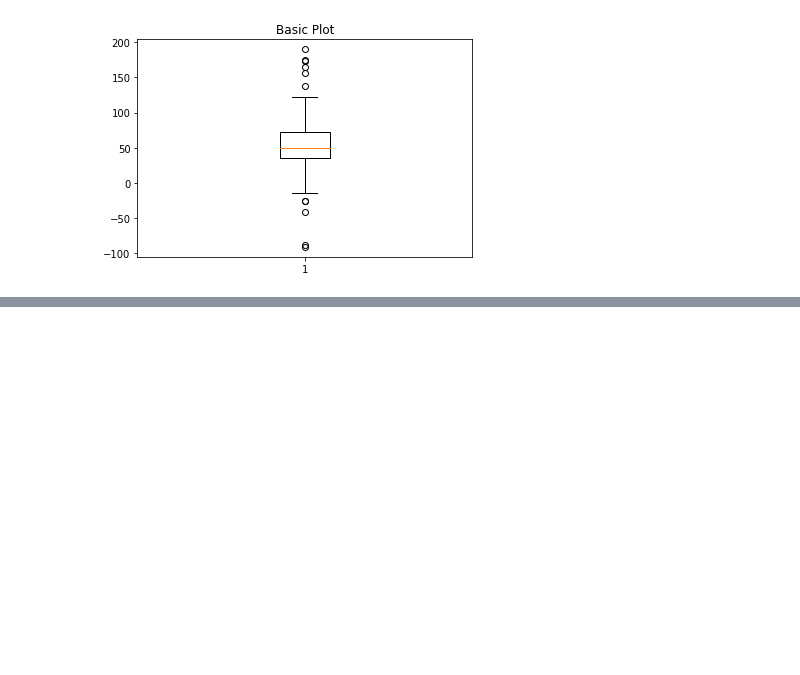
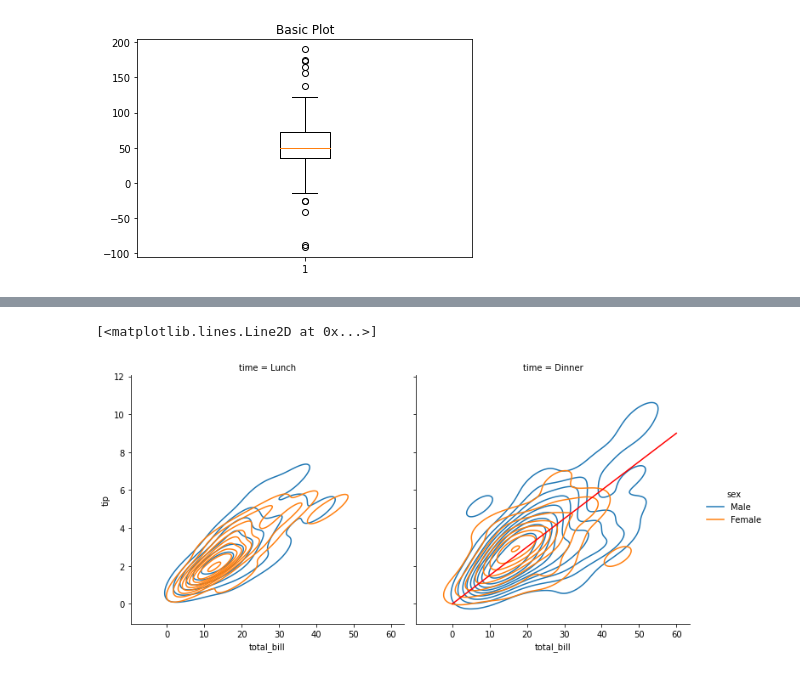
Before and after one commit to augasauruss/Python_mokymai, a Jupyter notebook: 1_paskaita.ipynb/9_paskaita.ipynb, the cells around one changed output, grey strips where cells are left out. Cells and saved outputs as stored; diff of their text form; code cells hidden in the pictures; blank space fills up the shorter version.

```diff
--- a/1_paskaita.ipynb/9_paskaita.ipynb
+++ b/1_paskaita.ipynb/9_paskaita.ipynb
@@ -48,0 +93,6 @@ ax1.boxplot(data)
+# %%
+face_grid = sns.displot(data=tips, x='total_bill', y='tip', hue='sex', col='time', kind="kde")
+face_grid.axes[0, 1].plot([0, 60], [0,9], c='r', label='linear')
+# %% [output]
+[<matplotlib.lines.Line2D at 0x...>]
+[figure, added]
```
Also changed, not shown: parts of 28 cells of this notebook.
